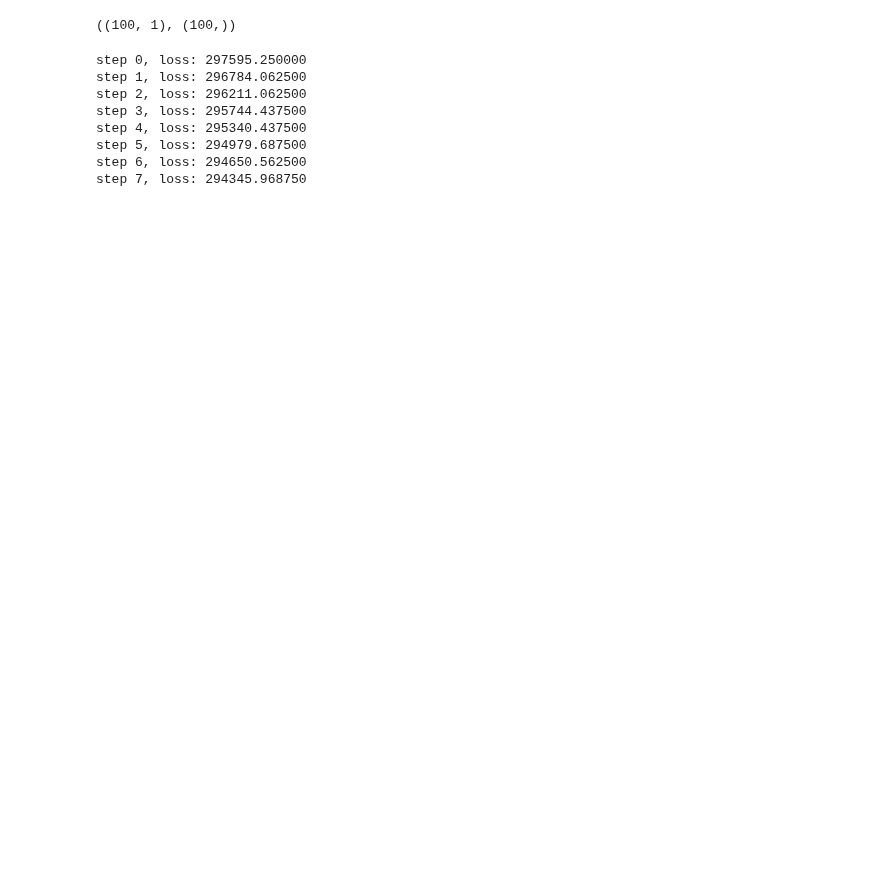
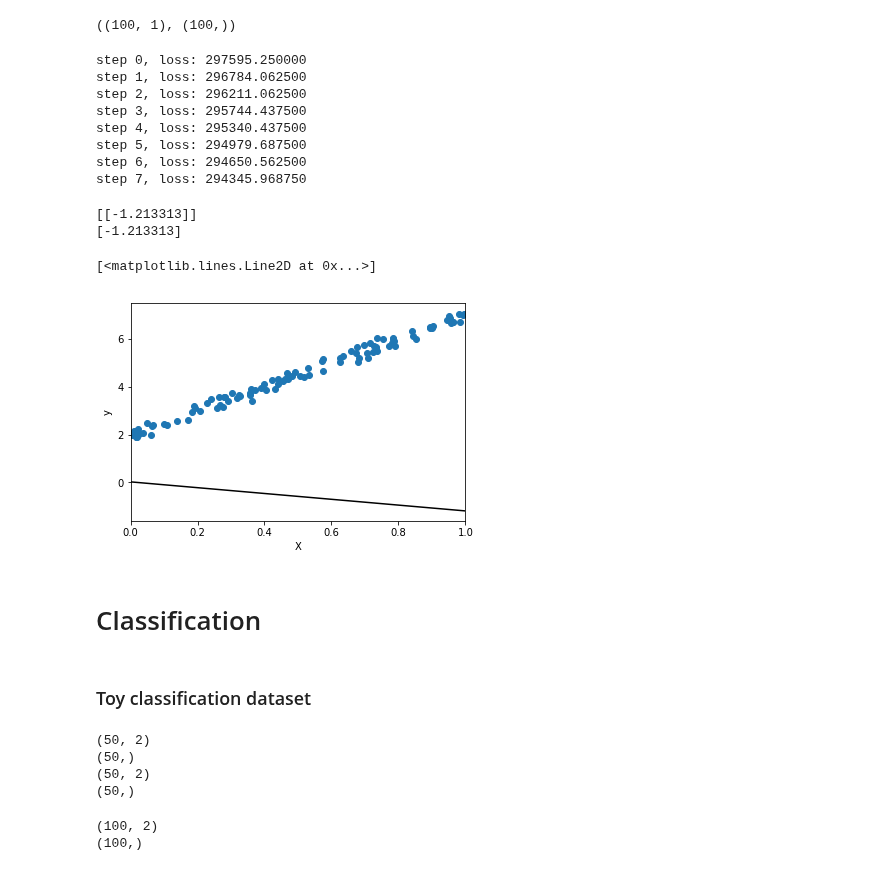
Before and after one commit to RajHarry/DeepNets, a Jupyter notebook: Tensorflow/Learn_TF/BR_RBZ+Ch_3.ipynb, the cells around one changed output. Cells and saved outputs as stored; diff of their text form; code cells hidden in the pictures; blank space fills up the shorter version.

```diff
--- a/Tensorflow/Learn_TF/BR_RBZ+Ch_3.ipynb
+++ b/Tensorflow/Learn_TF/BR_RBZ+Ch_3.ipynb
@@ -24,5 +24,5 @@ b_true = 2
 
 std_dev = 0.2
 # %%
-x_np = np.random.rand(N,1)
+x_np = np.random.uniform(0,1,(N,1))
 noise = np.random.normal(scale=std_dev, size=(N,1))
@@ -29 +35,3 @@ noise = np.random.normal(scale=std_dev, size=(N,1))
+# %%
+y_np = np.reshape(w_true * x_np + b_true + noise , -1)
 # %%
@@ -33,3 +40,0 @@ noise.shape
-# %%
-temp =  x_np * w_true + b_true + noise
-y_np = np.reshape(temp, -1)
@@ -75,3 +78,34 @@ step 4, loss: 295340.437500
 step 5, loss: 294979.687500
 step 6, loss: 294650.562500
 step 7, loss: 294345.968750
+# %%
+w_final, b_final = sess.run([W,b])
+# %%
+print(w_final)
+print(w_final[0])
+# %% [output]
+[[-1.213313]]
+[-1.213313]
+# %%
+import matplotlib.pyplot as plt
+
+plt.xlim(0,1)
+plt.xlabel("X")
+plt.ylabel("y")
+
+plt.scatter(x_np, y_np)
+
+x_left = 0.
+y_left = w_final[0] * x_left + b_final
+
+x_right = 1
+y_right = w_final[0] * x_right + b_final
+
+plt.plot([x_left, x_right], [y_left, y_right], color='k')
+# %% [output]
+[<matplotlib.lines.Line2D at 0x...>]
+[figure, added]
+# %% [markdown]
+# Classification
+# %% [markdown]
+### Toy classification dataset
@@ -77,0 +122,24 @@ step 7, loss: 294345.968750
+# %%
+print(x_zeros.shape)
+
+print(y_zeros.shape)
+
+print(x_ones.shape)
+
+print(y_ones.shape)
+# %% [output]
+(50, 2)
+(50,)
+(50, 2)
+(50,)
+# %%
+x_np = np.vstack((x_zeros, x_ones))
+
+print(x_np.shape)
+
+y_np = np.concatenate([y_zeros, y_ones])
+
+print(y_np.shape)
+# %% [output]
+(100, 2)
+(100,)
```
Also changed, not shown: parts of 11 cells of this notebook.
